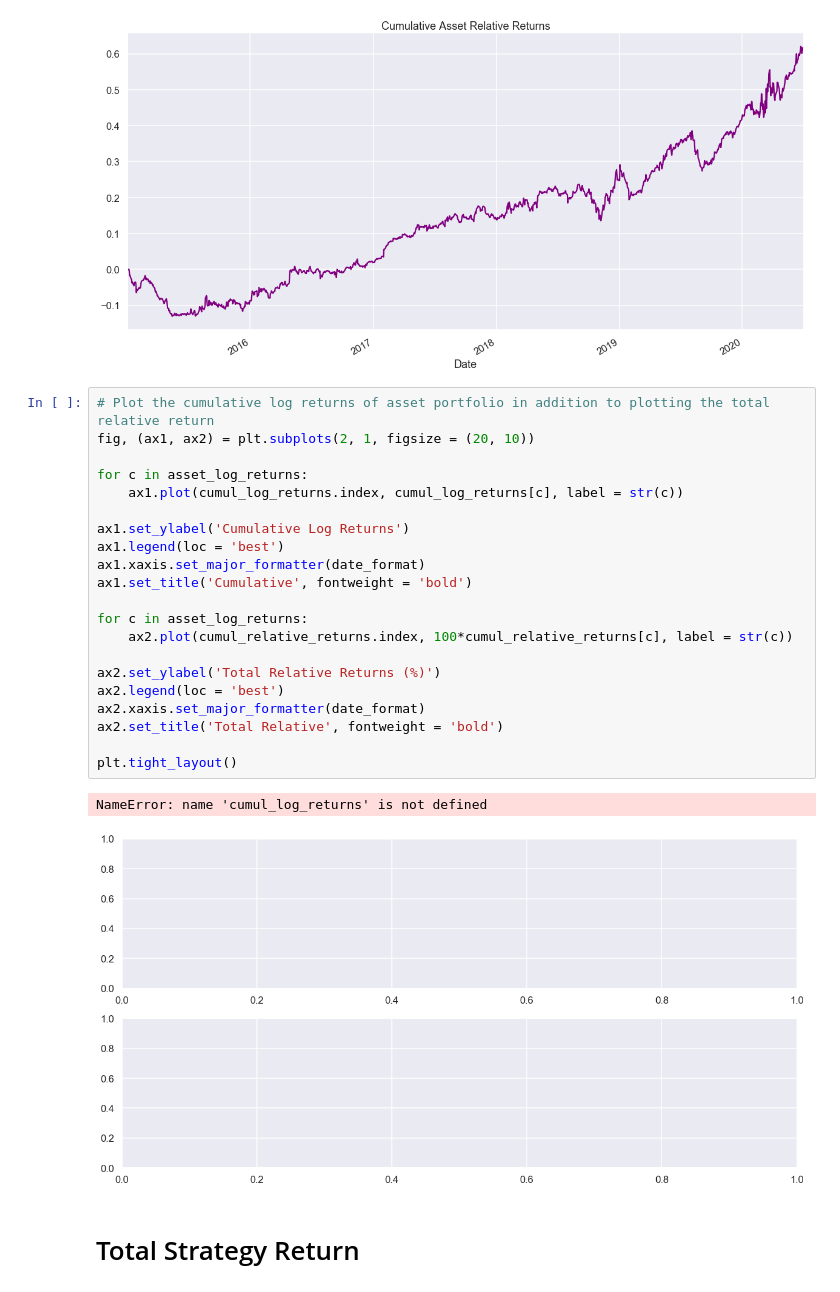
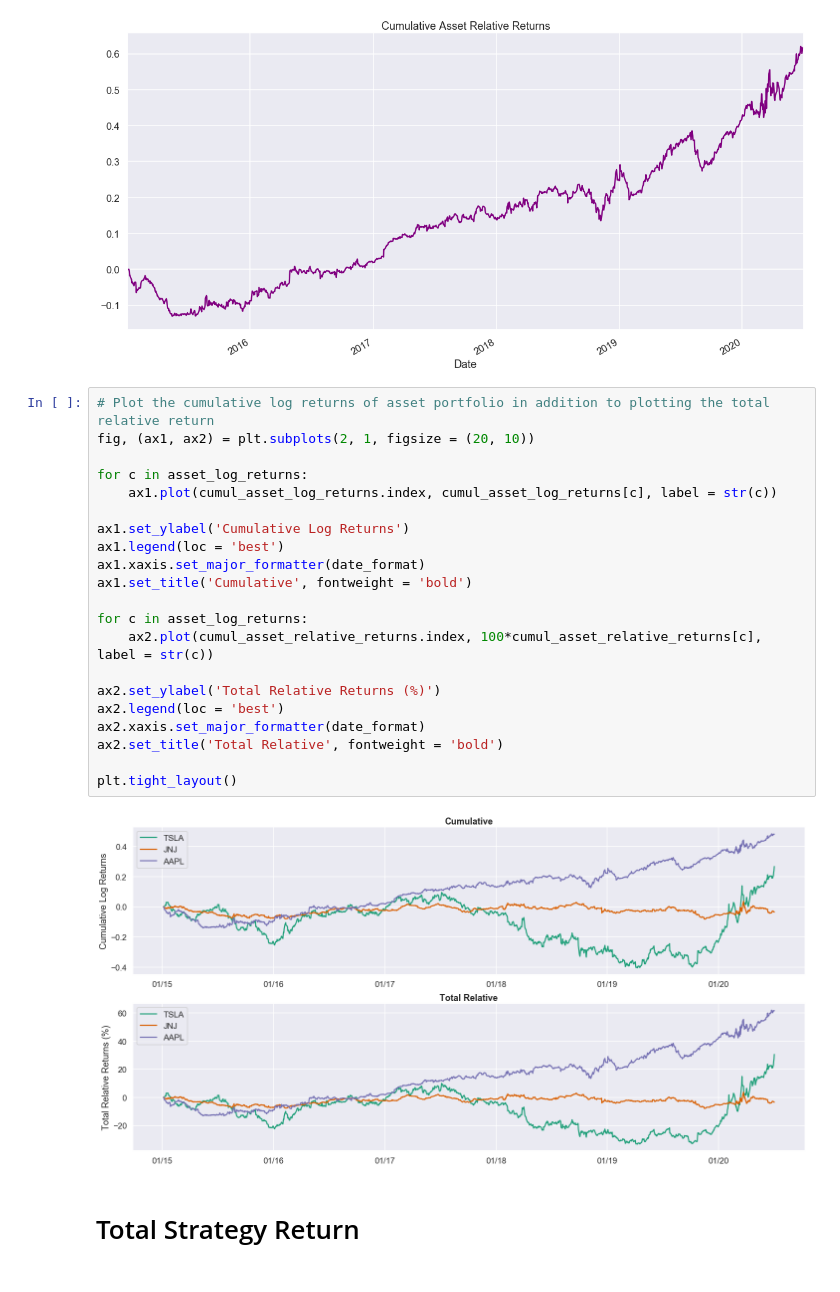
Before and after one commit to andrewcole33/moving_avg_trading, a Jupyter notebook: ema_strategy.ipynb, the cells around one changed output. Cells and saved outputs as stored; diff of their text form.

```diff
--- a/ema_strategy.ipynb
+++ b/ema_strategy.ipynb
@@ -180,27 +180,26 @@ cumul_asset_relative_returns.AAPL.plot(kind = 'line', figsize = (20,10), color =
 # %%
 # Plot the cumulative log returns of asset portfolio in addition to plotting the total relative return
 fig, (ax1, ax2) = plt.subplots(2, 1, figsize = (20, 10))
 
 for c in asset_log_returns:
-    ax1.plot(cumul_log_returns.index, cumul_log_returns[c], label = str(c))
+    ax1.plot(cumul_asset_log_returns.index, cumul_asset_log_returns[c], label = str(c))
 
 ax1.set_ylabel('Cumulative Log Returns')
 ax1.legend(loc = 'best')
 ax1.xaxis.set_major_formatter(date_format)
 ax1.set_title('Cumulative', fontweight = 'bold')
 
 for c in asset_log_returns:
-    ax2.plot(cumul_relative_returns.index, 100*cumul_relative_returns[c], label = str(c))
+    ax2.plot(cumul_asset_relative_returns.index, 100*cumul_asset_relative_returns[c], label = str(c))
 
 ax2.set_ylabel('Total Relative Returns (%)')
 ax2.legend(loc = 'best')
 ax2.xaxis.set_major_formatter(date_format)
 ax2.set_title('Total Relative', fontweight = 'bold')
 
 plt.tight_layout()
 # %% [output]
-NameError: name 'cumul_log_returns' is not defined
-[figure, old version]
+[figure, new version]
 # %% [markdown]
 # Total Strategy Return
 # %%
```
Also changed, not shown: parts of 5 cells of this notebook.
